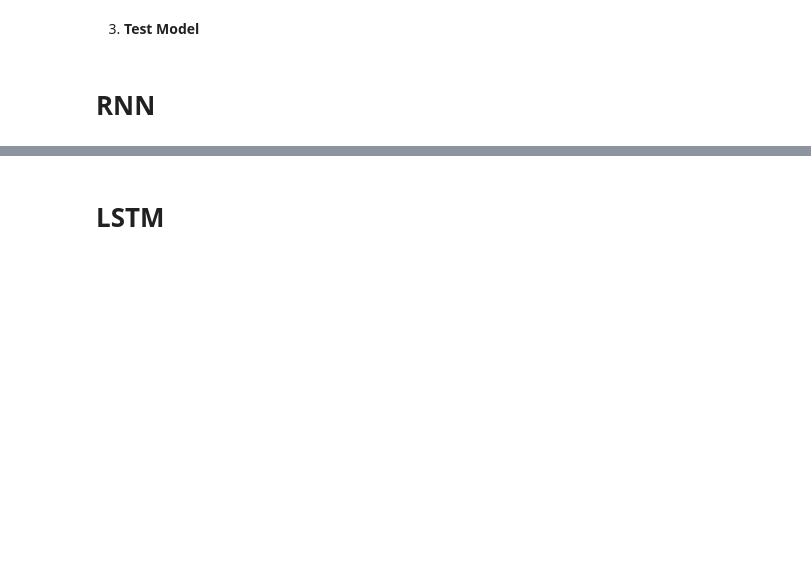
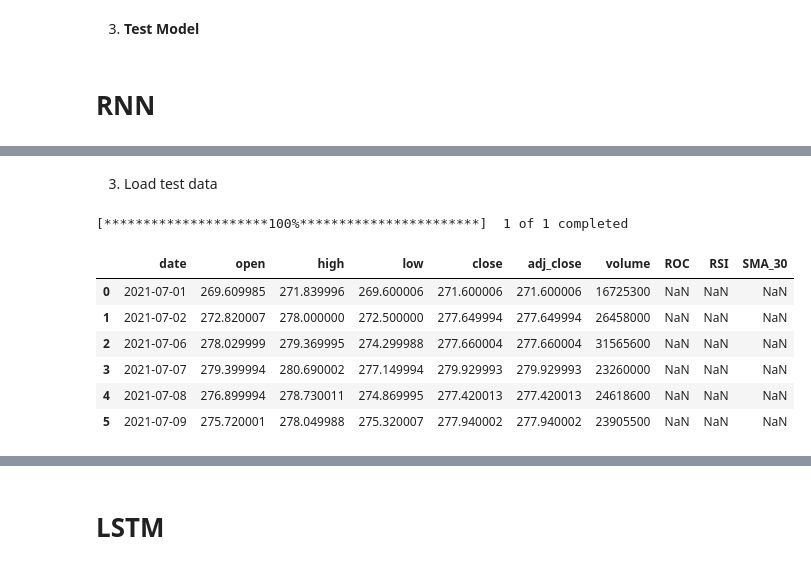
Before and after one commit to nganhthu99/stock-predict-project, a Jupyter notebook: StockModel.ipynb, the cells around one changed output, grey strips where cells are left out. Drawn from its saved outputs; the diff is of its cells as text; code cells hidden in the pictures; blank space fills up the shorter version.

```diff
--- a/StockModel.ipynb
+++ b/StockModel.ipynb
@@ -150,0 +256,2 @@ data
+# %% [markdown]
+3. Load test data
@@ -150,0 +260,19 @@ data
+# %%
+test_start = "2021-07-02"
+test_end = "2021-07-10" # now
+test_data = yf.download("MSFT", start=test_start, end=test_end)
+test_data.reset_index(inplace=True)
+test_data.rename(lambda x: x.strip('*').replace(' ', '_').lower(), axis='columns', inplace=True)
+test_data['ROC'] = ROC(test_data['close'], 12)
+test_data['RSI'] = RSI(test_data)
+test_data['SMA_30'] = test_data['close'].rolling(30).mean().shift()
+test_data
+# %% [output]
+[*********************100%***********************]  1 of 1 completed
+|  | date | open | high | low | close | adj_close | volume | ROC | RSI | SMA_30 |
+| 0 | 2021-07-01 | 269.609985 | 271.839996 | 269.600006 | 271.600006 | 271.600006 | 16725300 | NaN | NaN | NaN |
+| 1 | 2021-07-02 | 272.820007 | 278.000000 | 272.500000 | 277.649994 | 277.649994 | 26458000 | NaN | NaN | NaN |
+| 2 | 2021-07-06 | 278.029999 | 279.369995 | 274.299988 | 277.660004 | 277.660004 | 31565600 | NaN | NaN | NaN |
+| 3 | 2021-07-07 | 279.399994 | 280.690002 | 277.149994 | 279.929993 | 279.929993 | 23260000 | NaN | NaN | NaN |
+| 4 | 2021-07-08 | 276.899994 | 278.730011 | 274.869995 | 277.420013 | 277.420013 | 24618600 | NaN | NaN | NaN |
+| 5 | 2021-07-09 | 275.720001 | 278.049988 | 275.320007 | 277.940002 | 277.940002 | 23905500 | NaN | NaN | NaN |
```
Also changed, not shown: parts of 15 cells of this notebook, 3 other files.
